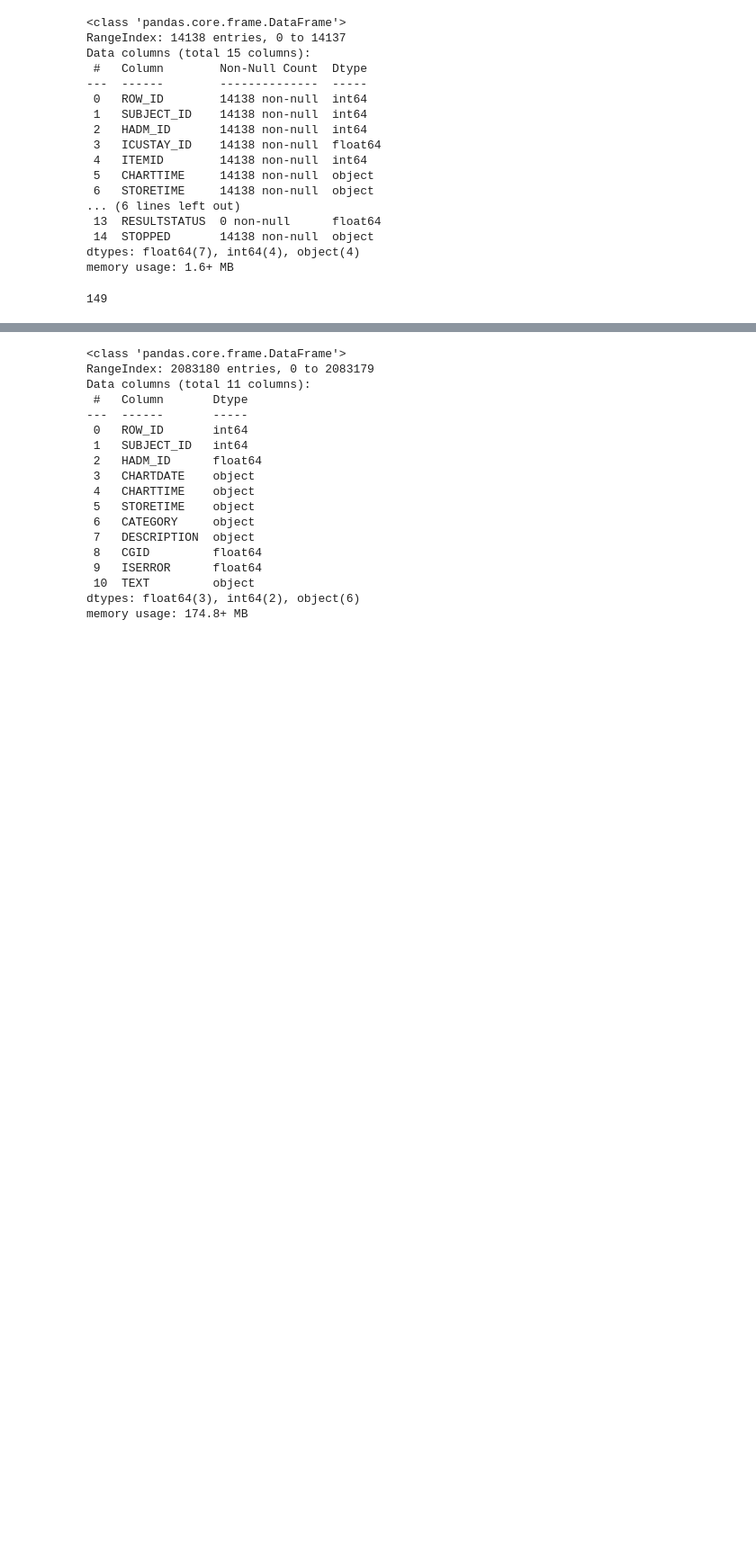
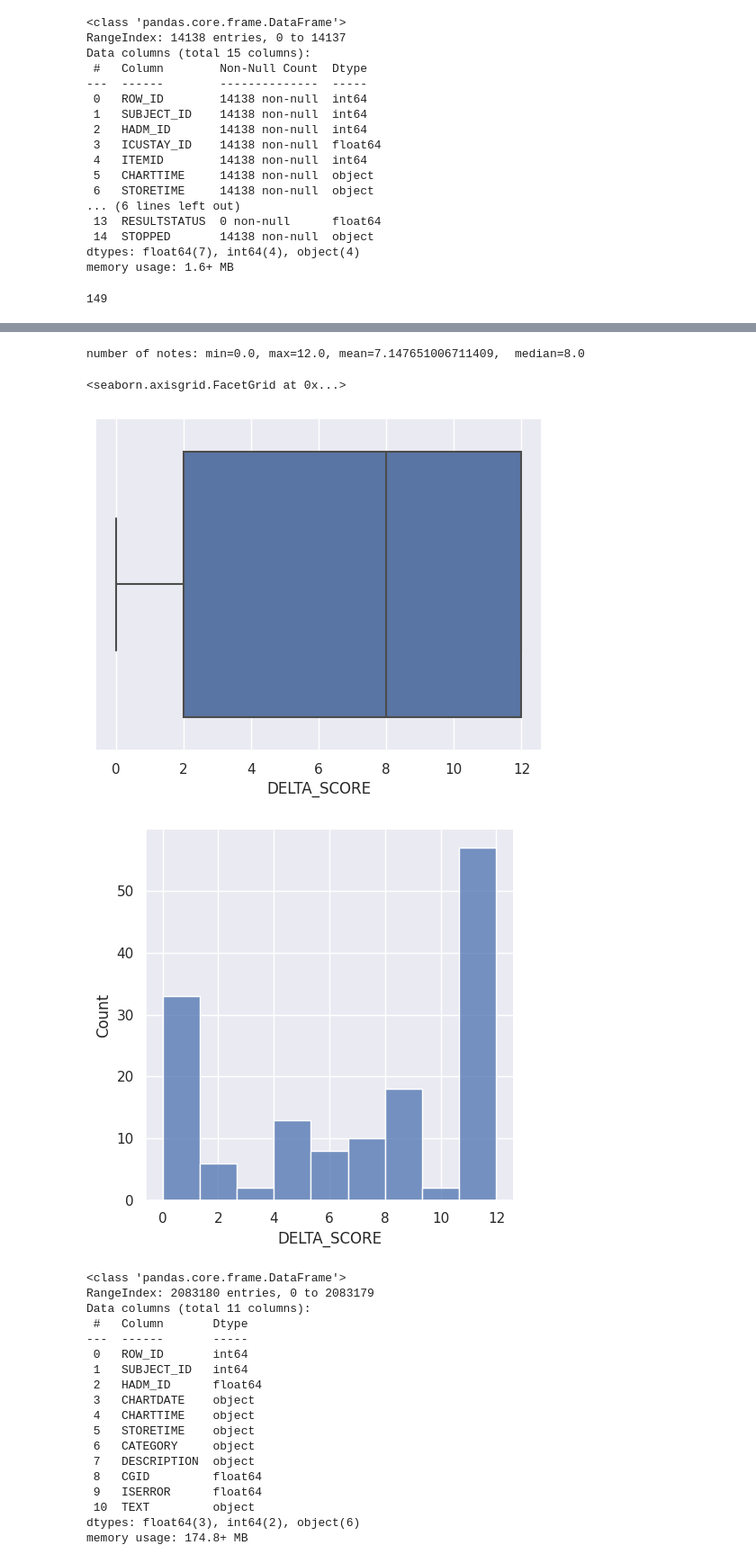
Before and after one commit to tanoManzo/mimic_trajectories, a Jupyter notebook: MIMIC_TRAJECTORY_embeddings_04_01_collect_data.ipynb, the cells around one changed output, grey strips where cells are left out. Shown: that part at 90% size. Drawn from its saved outputs; the diff is of its cells as text; code cells hidden in the pictures; blank space fills up the shorter version.

Commit message:
GCS scores per patient

```diff
--- a/MIMIC_TRAJECTORY_embeddings_04_01_collect_data.ipynb
+++ b/MIMIC_TRAJECTORY_embeddings_04_01_collect_data.ipynb
@@ -103,0 +127,7 @@ df_gcs_total_subjects['SUBJECT_ID'].nunique()
+# %%
+df_patients_icd8xx_tsicu_gcs_scores = df_gcs_total_subjects.groupby(['SUBJECT_ID', 'CGID']).agg(
+    MAX_SCORE=('VALUE', 'max'),
+    MIN_SCORE=('VALUE', 'min'),
+    DELTA_SCORE=('VALUE', lambda x: x.max() - x.min())
+).reset_index()
+df_patients_icd8xx_tsicu_gcs_scores.info()
@@ -103,0 +151,9 @@ df_gcs_total_subjects['SUBJECT_ID'].nunique()
+# %%
+df_patients_icd8xx_tsicu_gcs_scores_subjects = df_patients_icd8xx_tsicu_gcs_scores.groupby(['SUBJECT_ID']).agg(
+    MAX_SCORE=('MAX_SCORE', 'max'),
+    MIN_SCORE=('MIN_SCORE', 'min'),
+    CG_COUNT=('SUBJECT_ID', 'count')
+).reset_index()
+df_patients_icd8xx_tsicu_gcs_scores_subjects['DELTA_SCORE'] = df_patients_icd8xx_tsicu_gcs_scores_subjects['MAX_SCORE'] - df_patients_icd8xx_tsicu_gcs_scores_subjects['MIN_SCORE']
+
+df_patients_icd8xx_tsicu_gcs_scores_subjects.info()
@@ -104,3 +177,16 @@ df_gcs_total_subjects['SUBJECT_ID'].nunique()
+# %%
+sns.set()
+
+num_notes = df_patients_icd8xx_tsicu_gcs_scores_subjects['DELTA_SCORE']
+#print(num_notes)
+print(f'number of notes: min={num_notes.min()}, max={num_notes.max()}, mean={num_notes.mean()},  median={num_notes.median()}')
+sns.boxplot(x=num_notes)
+sns.displot(num_notes)
+# %% [output]
+number of notes: min=0.0, max=12.0, mean=7.147651006711409,  median=8.0
+<seaborn.axisgrid.FacetGrid at 0x...>
+[figure, added]
+[figure, added]
 # %%
 note_events = "NOTEEVENTS.csv"
 df_note_events = pd.read_csv(notes_path+note_events)
```
Also changed, not shown: parts of 6 cells of this notebook.
